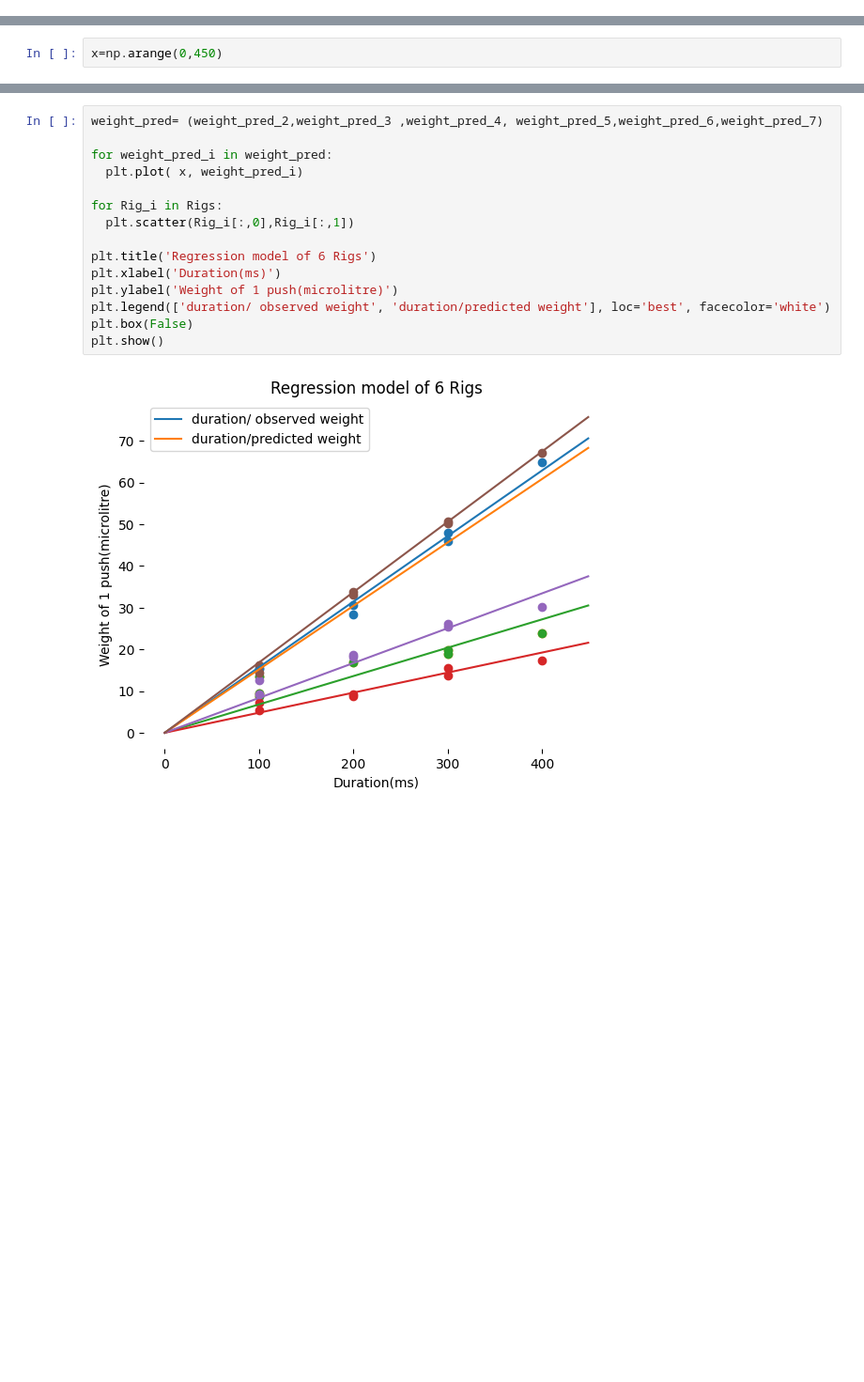
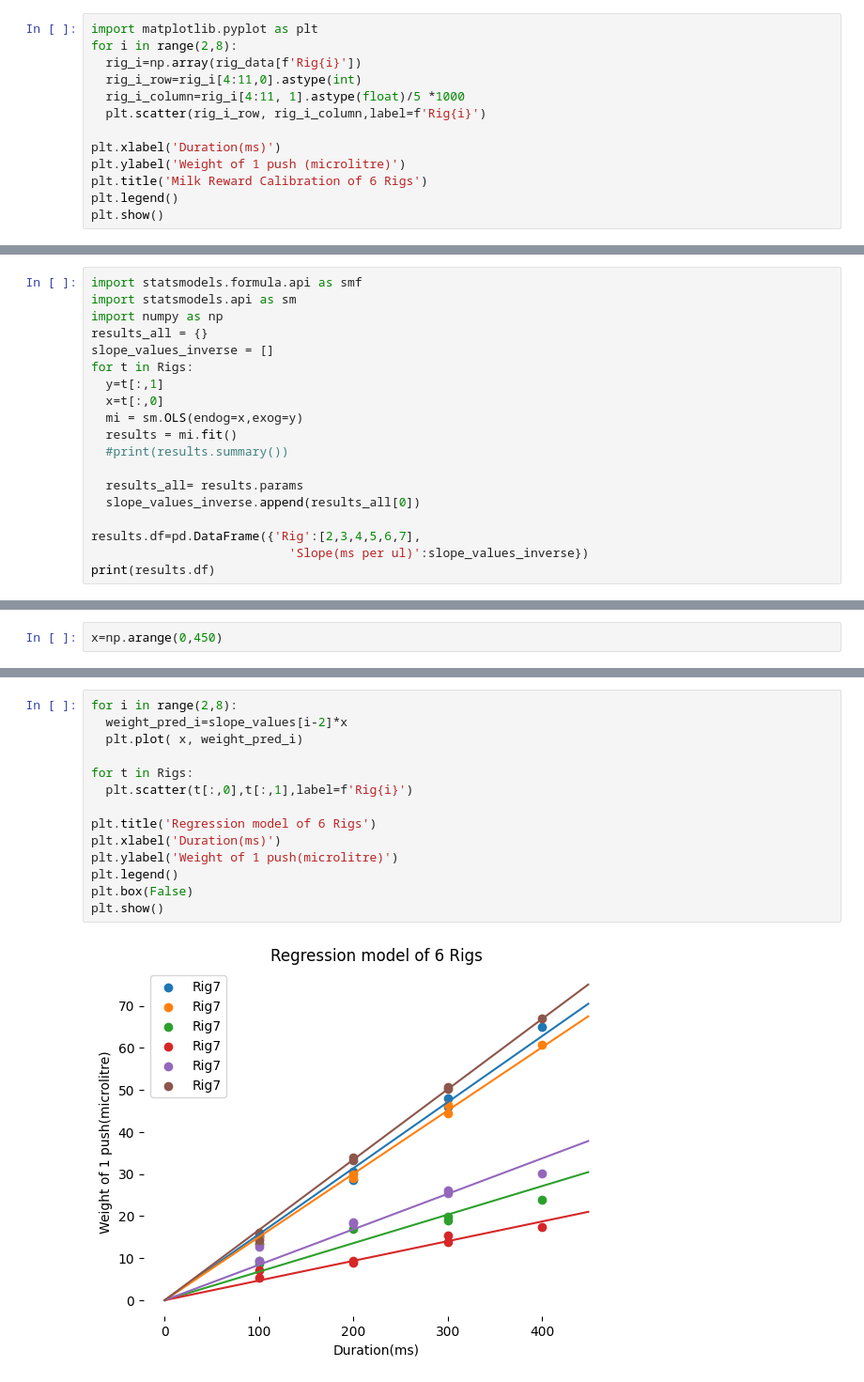
Before and after one commit to autheblanc/skills-introduction-to-github, a Jupyter notebook: xinyi_s_milk_reward_calibration.ipynb, the cells around one changed output, grey strips where cells are left out. Shown: that part at 94% size. Cells and saved outputs as stored; diff of their text form; blank space fills up the shorter version.

```diff
--- a/xinyi_s_milk_reward_calibration.ipynb
+++ b/xinyi_s_milk_reward_calibration.ipynb
@@ -157,0 +62,13 @@ plt.show()
+# %%
+import matplotlib.pyplot as plt
+for i in range(2,8):
+  rig_i=np.array(rig_data[f'Rig{i}'])
+  rig_i_row=rig_i[4:11,0].astype(int)
+  rig_i_column=rig_i[4:11, 1].astype(float)/5 *1000
+  plt.scatter(rig_i_row, rig_i_column,label=f'Rig{i}')
+
+plt.xlabel('Duration(ms)')
+plt.ylabel('Weight of 1 push (microlitre)')
+plt.title('Milk Reward Calibration of 6 Rigs')
+plt.legend()
+plt.show()
@@ -167,0 +106,19 @@ for Rig_i in Rigs:
+# %%
+import statsmodels.formula.api as smf
+import statsmodels.api as sm
+import numpy as np
+results_all = {}
+slope_values_inverse = []
+for t in Rigs:
+  y=t[:,1]
+  x=t[:,0]
+  mi = sm.OLS(endog=x,exog=y)
+  results = mi.fit()
+  #print(results.summary())
+
+  results_all= results.params
+  slope_values_inverse.append(results_all[0])
+
+results.df=pd.DataFrame({'Rig':[2,3,4,5,6,7],
+                           'Slope(ms per ul)':slope_values_inverse})
+print(results.df)
@@ -182,17 +135,16 @@ weight_pred_7=0.1687* x
 # %%
-weight_pred= (weight_pred_2,weight_pred_3 ,weight_pred_4, weight_pred_5,weight_pred_6,weight_pred_7)
-
-for weight_pred_i in weight_pred:
+for i in range(2,8):
+  weight_pred_i=slope_values[i-2]*x
   plt.plot( x, weight_pred_i)
 
-for Rig_i in Rigs:
-  plt.scatter(Rig_i[:,0],Rig_i[:,1])
+for t in Rigs:
+  plt.scatter(t[:,0],t[:,1],label=f'Rig{i}')
 
 plt.title('Regression model of 6 Rigs')
 plt.xlabel('Duration(ms)')
 plt.ylabel('Weight of 1 push(microlitre)')
-plt.legend(['duration/ observed weight', 'duration/predicted weight'], loc='best', facecolor='white')
+plt.legend()
 plt.box(False)
 plt.show()
 # %% [output]
-[figure, old version]
+[figure, new version]
```
Also changed, not shown: parts of 22 cells of this notebook.
